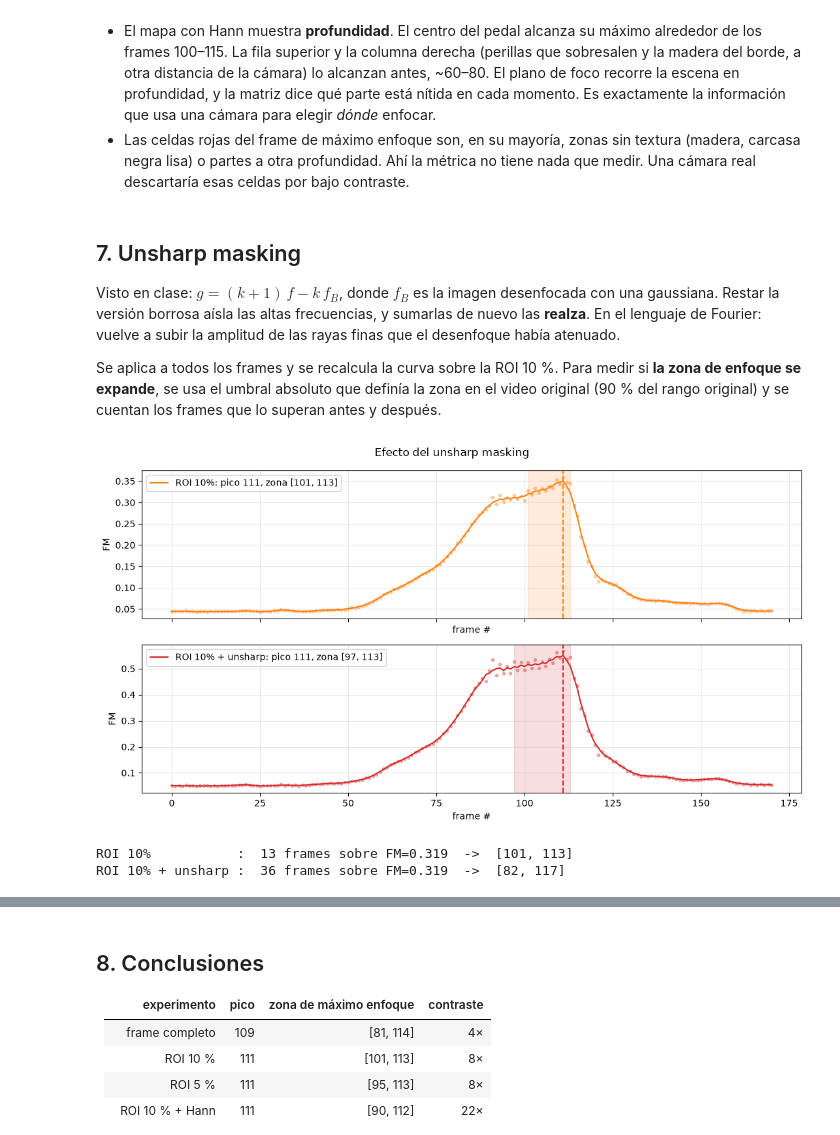
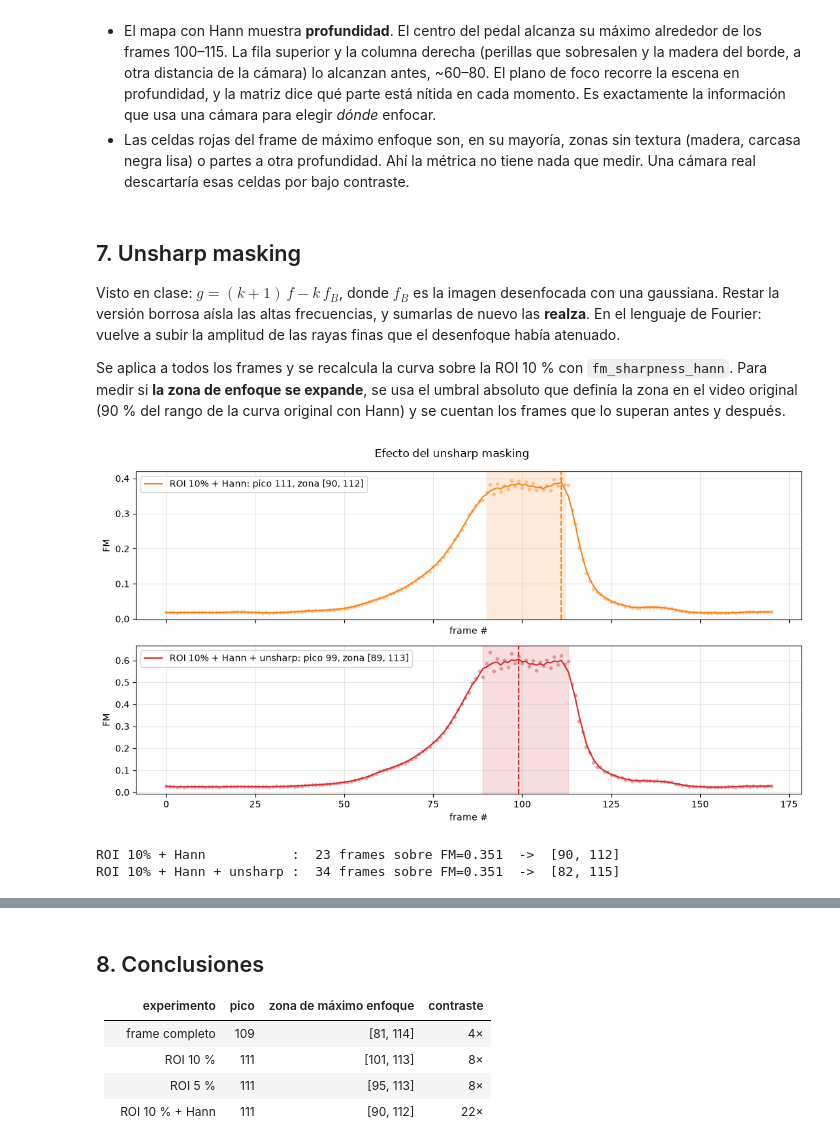
Before and after one commit to masouto94/vision_computadora_I, a Jupyter notebook: Material_TPs/TP2/tp_focus.ipynb, the cells around one changed output, grey strips where cells are left out. Drawn from its saved outputs; the diff is of its cells as text; code cells hidden in the pictures.

```diff
--- a/Material_TPs/TP2/tp_focus.ipynb
+++ b/Material_TPs/TP2/tp_focus.ipynb
@@ -83,8 +70,8 @@ def center_roi(shape, area_frac):
     return rect_at(shape, 0.5, 0.5, side, side)
 
 
-def fm_curve(gray, rect, **kw):
-    return np.array([fm_sharpness(rect.crop(g), **kw) for g in gray])
+def fm_curve(gray, rect, metric=fm_sharpness):
+    return np.array([metric(rect.crop(g)) for g in gray])
 
 
 regions = {
@@ -215,10 +204,14 @@ La FFT asume que la imagen es periódica: las discontinuidades entre bordes opue
 # %%
+def fm_sharpness_hann(gray, ratio=1000):
+    return fm_sharpness(gray * hann(gray.shape), ratio)
+
+
 g = gray[best].astype(np.float64)
 show([spectrum(g), spectrum(g * hann(g.shape))], ["espectro sin ventana", "espectro con Hann"], cmap="magma", size=5)
 # %% [output]
 [figure]
 # %%
-curves_hann = {f"{name} + Hann": fm_curve(gray, r, window=True) for name, r in regions.items()}
+curves_hann = {f"{name} + Hann": fm_curve(gray, r, fm_sharpness_hann) for name, r in regions.items()}
 colors_hann = {f"{name} + Hann": c for name, c in colors.items()}
 focus_hann = plot_curves(curves_hann, "FM con ventana de Hann", colors_hann)
 summary(curves | curves_hann, focus | focus_hann)
@@ -255,11 +248,12 @@ def grid_rects(shape, n=7, span=0.5, fill=0.6):
 
 N_GRID = 7
 grid = grid_rects(shape, N_GRID)
-G = {w: np.stack([fm_curve(gray, r, window=w) for r in grid], axis=1) for w in (False, True)}  # (frames, celdas)
+metrics = {"sin Hann": fm_sharpness, "con Hann": fm_sharpness_hann}
+G = {name: np.stack([fm_curve(gray, r, m) for r in grid], axis=1) for name, m in metrics.items()}  # (frames, celdas)
 fig, axs = plt.subplots(1, 2, figsize=(11, 4))
-for ax, (w, g) in zip(axs, G.items()):
+for ax, (name, g) in zip(axs, G.items()):
     im = ax.imshow(g.argmax(axis=0).reshape(N_GRID, N_GRID), cmap="viridis", vmin=0, vmax=len(gray) - 1)
-    ax.set_title("con Hann" if w else "sin Hann")
+    ax.set_title(name)
 fig.suptitle("Frame de máximo enfoque de cada celda")
 fig.colorbar(im, ax=axs)
 plt.show()
@@ -292,26 +286,26 @@ show([overlay], [f"frame {peak}: verde = celda ≥ 90 % de su máximo, rojo = no
 
 Visto en clase: $g = (k+1)\,f - k\,f_B$, donde $f_B$ es la imagen desenfocada con una gaussiana. Restar la versión borrosa aísla las altas frecuencias, y sumarlas de nuevo las **realza**. En el lenguaje de Fourier: vuelve a subir la amplitud de las rayas finas que el desenfoque había atenuado.
 
-Se aplica a todos los frames y se recalcula la curva sobre la ROI 10 %. Para medir si **la zona de enfoque se expande**, se usa el umbral absoluto que definía la zona en el video original (90 % del rango original) y se cuentan los frames que lo superan antes y después.
+Se aplica a todos los frames y se recalcula la curva sobre la ROI 10 % con `fm_sharpness_hann`. Para medir si **la zona de enfoque se expande**, se usa el umbral absoluto que definía la zona en el video original (90 % del rango de la curva original con Hann) y se cuentan los frames que lo superan antes y después.
 # %%
 def unsharp_mask(img, k=1.0, sigma=2.0):
     return cv.addWeighted(img, 1 + k, cv.GaussianBlur(img, (0, 0), sigma), -k, 0)
 
 
 frames_usm = np.stack([unsharp_mask(f) for f in frames])
 gray_usm = np.stack([cv.cvtColor(f, cv.COLOR_BGR2GRAY) for f in frames_usm])
 
-roi = regions["ROI 10%"]
-pair = {"ROI 10%": curves["ROI 10%"], "ROI 10% + unsharp": fm_curve(gray_usm, roi)}
-focus_usm = plot_curves(pair, "Efecto del unsharp masking", {"ROI 10%": "tab:orange", "ROI 10% + unsharp": "tab:red"})
+roi, ref = regions["ROI 10%"], "ROI 10% + Hann"
+pair = {ref: curves_hann[ref], f"{ref} + unsharp": fm_curve(gray_usm, roi, fm_sharpness_hann)}
+focus_usm = plot_curves(pair, "Efecto del unsharp masking", {ref: "tab:orange", f"{ref} + unsharp": "tab:red"})
 
-s0 = focus["ROI 10%"].smooth
+s0 = focus_hann[ref].smooth
 threshold = s0.min() + 0.9 * np.ptp(s0)
 for name, f in focus_usm.items():
     idx = np.flatnonzero(f.smooth >= threshold)
-    print(f"{name:18s}: {idx.size:3d} frames sobre FM={threshold:.3f}  ->  [{idx.min()}, {idx.max()}]")
+    print(f"{name:25s}: {idx.size:3d} frames sobre FM={threshold:.3f}  ->  [{idx.min()}, {idx.max()}]")
 # %% [output]
-[figure, old version]
+[figure, new version]
-ROI 10%           :  13 frames sobre FM=0.319  ->  [101, 113]
-ROI 10% + unsharp :  36 frames sobre FM=0.319  ->  [82, 117]
+ROI 10% + Hann           :  23 frames sobre FM=0.351  ->  [90, 112]
+ROI 10% + Hann + unsharp :  34 frames sobre FM=0.351  ->  [82, 115]
 # %%
```
Also changed, not shown: parts of 7 cells of this notebook, 3 other files.
